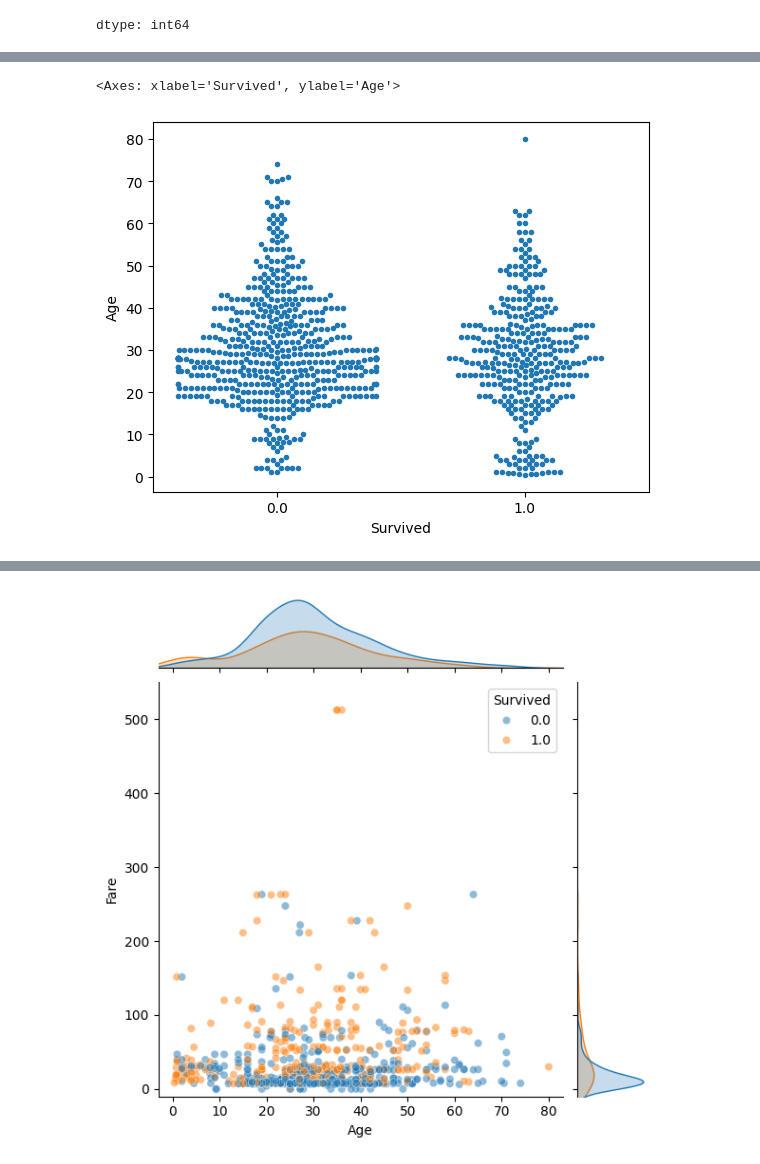
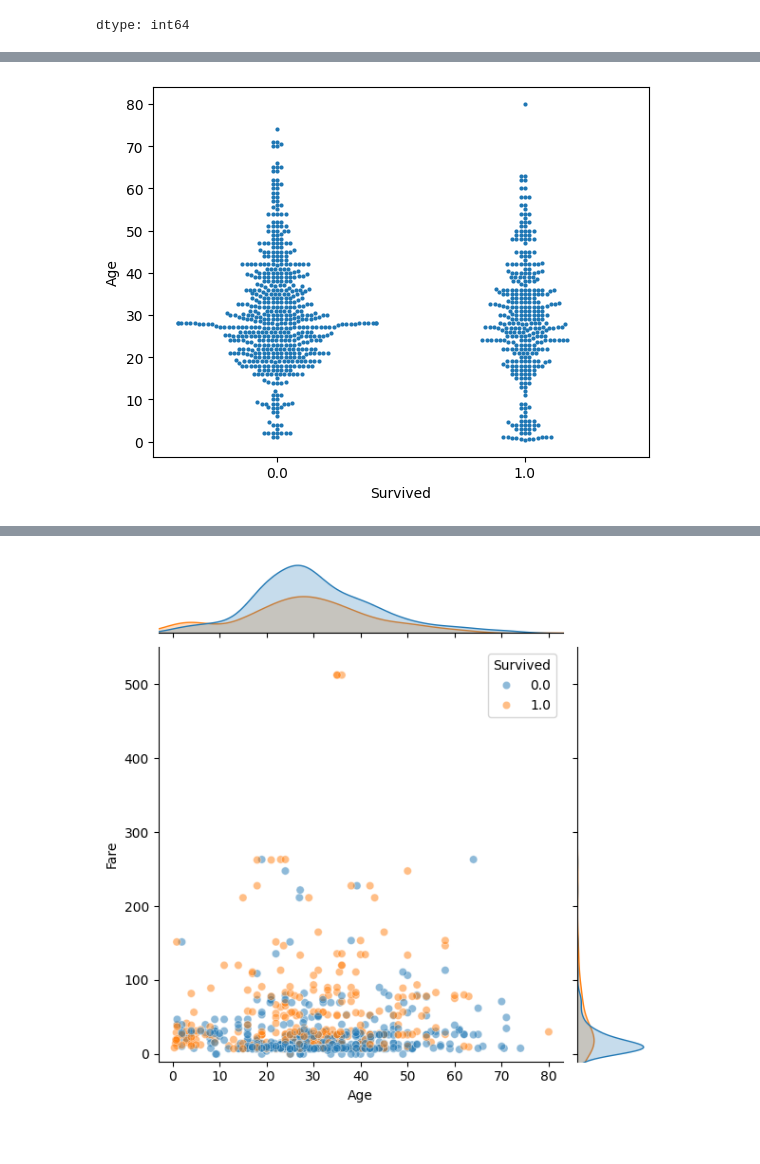
Before and after one commit to calamistratus/Titanic-project, a Jupyter notebook: Titanic_colab.ipynb, the cells around one changed output, grey strips where cells are left out. Cells and saved outputs as stored; diff of their text form; code cells hidden in the pictures.

```diff
--- a/Titanic_colab.ipynb
+++ b/Titanic_colab.ipynb
@@ -272,9 +273,9 @@ sns.clustermap(corr, cmap='coolwarm')
 [figure]
 # %%
-sns.swarmplot(data=df, y='Age', x='Survived', s=4)
+sns.swarmplot(data=df, y='Age', x='Survived', s=3)
+plt.show()
 # %% [output]
-<Axes: xlabel='Survived', ylabel='Age'>
-[figure, old version]
+[figure, new version]
 # %%
 plt.figure(dpi=200)
 sns.swarmplot(data=df, x='Pclass', y='Age', s=3, hue='Survived')
```
Also changed, not shown: parts of 30 cells of this notebook.
